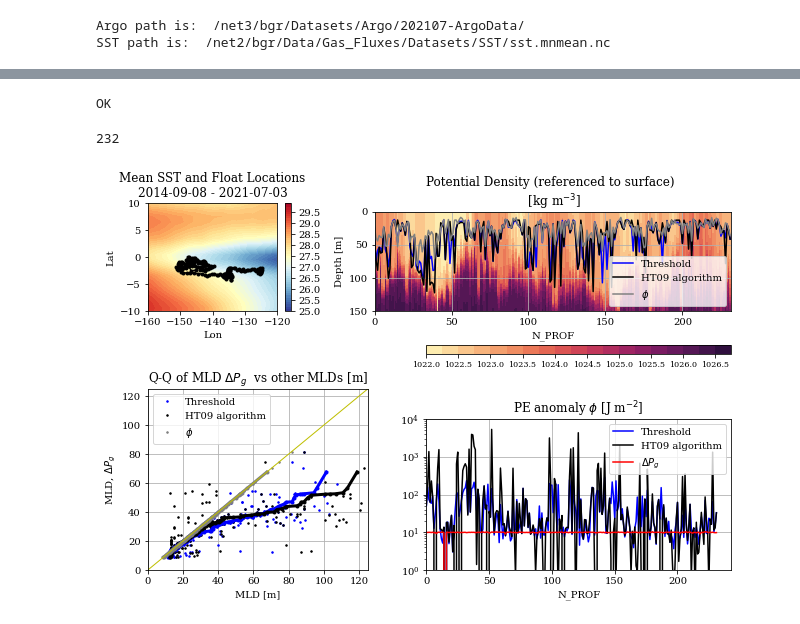
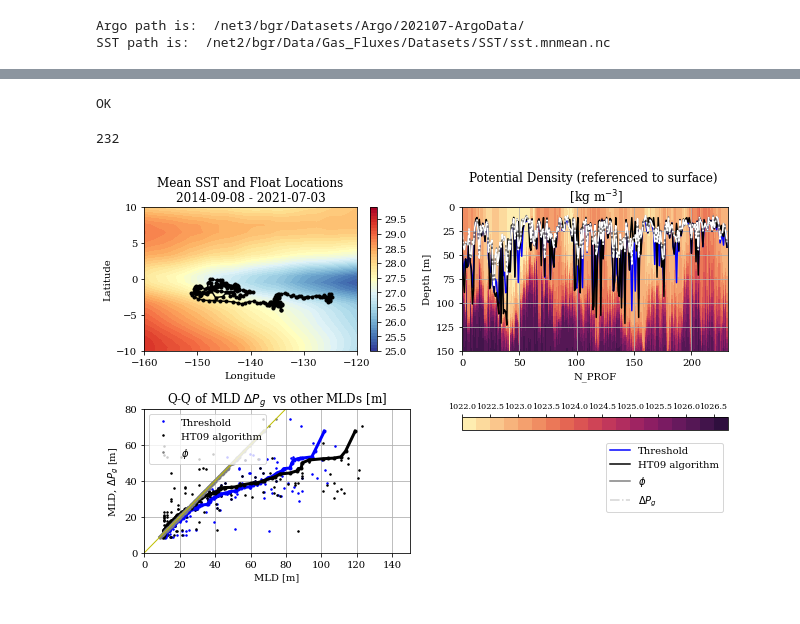
Before and after one commit to breichl/PE_MLD_Figures, a Jupyter notebook: Figures/Fig_7-8_ArgoSample_Sens.ipynb, the cells around one changed output, grey strips where cells are left out. Cells and saved outputs as stored; diff of their text form; code cells hidden in the pictures.

Commit message:
Making Figures 5-10 a little nicer with clearner labels.

```diff
--- a/Figures/Fig_7-8_ArgoSample_Sens.ipynb
+++ b/Figures/Fig_7-8_ArgoSample_Sens.ipynb
@@ -410,6 +410,5 @@ OK
 # %%
 PATH = Argo_Path+'/dac/aoml/5904545/'
-
 
 PROFFILE = glob(PATH+'/*_prof.nc')
 
@@ -484,6 +483,7 @@ with xr.open_dataset(PROFFILE[0]) as hndl:
                         dRho0dz_c = (Rho0_i[...,:-1]-Rho0_i[...,1:])/dZ
 
                         #Get density for layer from mean CT and Psal and central pressure
+                        Rho = gsw.density.rho(PSal,CT_c,P_c)
                         Rho = gsw.density.rho(PSal_c,CT_c,P_c)
                         #Compute Z_i referenced to a z=0 surface using layer mean density
                         # and assuming hydrostatic pressure
@@ -509,7 +509,7 @@ if Timing:
 
 # Compute a series of MLDs using the threshold method:
 if Timing: time_0=time.time()
-MLD_003,MLD_003i = oceanmixedlayers.threshold(-Z_c_2d[GOOD,:].T,
+MLD_003,MLD_003i = oceanmixedlayers.threshold(P_c_2d[GOOD,:].T,
                                               Rho0_c_2d[GOOD,:].T,
                                               delta=0.03,
                                               ref=10
@@ -517,20 +517,20 @@ MLD_003,MLD_003i = oceanmixedlayers.threshold(-Z_c_2d[GOOD,:].T,
 
 # Compute a series of MLDs using the gradient method:
 if Timing: time_1=time.time()
-MLD_gradient,MLD_gradienti = oceanmixedlayers.gradient(-Z_c_2d[GOOD,:].T,
+MLD_gradient,MLD_gradienti = oceanmixedlayers.gradient(P_c_2d[GOOD,:].T,
                                                        -Rho0_c_2d[GOOD,:].T,
                                                        critical_gradient=0.0005
                                                       )
 
 # Compute a series of MLDs using the linearfit method
 if Timing: time_2=time.time()
-MLD_linfit,MLD_linfiti = oceanmixedlayers.linearfit(-Z_c_2d[GOOD,:].T,
+MLD_linfit,MLD_linfiti = oceanmixedlayers.linearfit(P_c_2d[GOOD,:].T,
                                                     -Rho0_c_2d[GOOD,:].T,
                                                     error_tolerance=1.e-10)
 
 # Compute a series of MLDs using the Holte and Talley algorithm method
 if Timing: time_3=time.time()
-OUT = oceanmixedlayers.holtetalley(-Z_c_2d[GOOD,:].T,
+OUT = oceanmixedlayers.holtetalley(P_c_2d[GOOD,:].T,
                                  PSal_c_2d[GOOD,:].T,
                                  CT_c_2d[GOOD,:].T,
                                  Rho0_c_2d[GOOD,:].T)
@@ -639,30 +639,24 @@ TI0=str(hndl.JULD[GOOD][0].values)[:10]
 TIf=str(hndl.JULD[GOOD][-1].values)[:10]
 
 
-f_=plt.figure(figsize=(9,6))
-ax_=[f_.add_axes([0.07,0.07,0.34,0.42]),
-     f_.add_axes([0.07,0.67,0.25,0.25]),
-     f_.add_axes([0.5,0.07,0.47,0.35]),
-     f_.add_axes([0.42,0.67,0.55,0.23]),
-    ]
+f_,ax_=plt.subplots(2,2,figsize=(9,6))
 
 
-hhh = xr.open_dataset(SST_Path).sel(time=slice(TI0,TIf)).mean(dim='time')
+hhh = xr.open_dataset('/net2/bgr/Data/Gas_Fluxes/Datasets/SST/sst.mnmean.nc').sel(time=slice(TI0,TIf)).mean(dim='time')
 lon = hhh.lon.values
 lon[lon>180]-=360
 xi = np.argsort(lon)
-ax=ax_[1]
+ax=ax_.ravel()[0]
 CB=ax.contourf(lon[xi],hhh.lat,hhh.sst[:,xi],np.arange(25,30,0.1),cmap='RdYlBu_r')
 ax.plot(hndl.LONGITUDE,hndl.LATITUDE,'k.-')
 ax.set_xlim(-160,-120)
 ax.set_ylim(-10,10)
+ax.set_xlabel('Longitude')
+ax.set_ylabel('Latitude')
 ax.set_title('Mean SST and Float Locations\n'+TI0+' - '+TIf)
 plt.colorbar(CB,ax=ax)
-ax.set_ylabel('Lat')
-ax.set_xlabel('Lon')
 
-
-ax=ax_[3]
+ax=ax_.ravel()[1]
 ZZ = np.copy(-Z_c_2d[GOOD,:].T)
 ZZ[np.isnan(ZZ)]=2000
 cmap = copy.copy(cmocean.cm.matter)
@@ -675,11 +669,11 @@ CB=ax.pcolormesh(np.broadcast_to(range(sum(GOOD)),np.shape(ZZ)),
 ax.plot(MLD_003,'b-',label='Threshold')
 ax.plot(MLD_ht,'k-',label='HT09 algorithm')
 ax.plot(MLD_pe,'-',color='gray',label=r'$\phi$')
-#ax.plot(MLD_delta,'-',color='w',label=r'$\Delta P_g$')
+ax.plot(MLD_delta,'-.',color='w',label=r'$\Delta P_g$')
 ax.grid(True)
 ax.set_title('MLD [m]')
 ax.set_xlabel('N_PROF')
-ax.legend()
+
 ax.set_xlim(0,)
 ax.set_ylim(150,0)
 
@@ -687,29 +681,29 @@ ax.set_title('Potential Density (referenced to surface) \n [kg m$^{-3}$] ')
 ax.set_xlabel('N_PROF')
 ax.set_ylabel('Depth [m]')
 
-#ax.plot(np.NaN,'b-',label='Threshold')
-#ax.plot(np.NaN,'k-',label='HT09 algorithm')
-#ax.plot(np.NaN,'-',color='gray',label=r'$\phi$')
-#ax.plot(np.NaN,'-.',color='lightgray',label=r'$\Delta P_g$')
-#ax.legend()
-#ax.axis("off")
-ax=f_.add_axes([0.5,0.57,0.47,0.02])
-cb=plt.colorbar(CB,cax=ax,orientation='horizontal')
+ax=ax_.ravel()[3]
+ax.plot(np.NaN,'b-',label='Threshold')
+ax.plot(np.NaN,'k-',label='HT09 algorithm')
+ax.plot(np.NaN,'-',color='gray',label=r'$\phi$')
+ax.plot(np.NaN,'-.',color='lightgray',label=r'$\Delta P_g$')
+ax.legend()
+ax.axis("off")
+cb=plt.colorbar(CB,ax=ax,orientation='horizontal',location='top')
 cb.ax.tick_params(labelsize=8)
 
-ax=ax_[0]
+ax=ax_.ravel()[2]
 ax.plot(MLD_003,MLD_delta,'b.',label='Threshold',markersize=3)
 ax.plot(MLD_ht,MLD_delta,'k.',label='HT09 algorithm',markersize=3)
 ax.plot(MLD_pe,MLD_delta,'.',color='gray',label='$\phi$',markersize=3)
-ax.set_xlim(0,700)
-ax.set_ylim(0,400)
+ax.set_xlim(0,150)
+ax.set_ylim(0,80)
 ax.grid(True)
 ax.set_title('MLD $\Delta P_g$  vs other MLDs [m]')
-ax.set_ylabel('MLD, $\Delta P_g$')
+ax.set_ylabel('MLD, $\Delta P_g$ [m]')
 ax.set_xlabel('MLD [m]')
 ax.legend(loc=2)
 
-ax=ax_[0]
+ax=ax_.ravel()[2]
 VDel=[];V003=[];VHT=[];VPhi=[]
 for ii in range(100):
     VDel.append(np.nanpercentile(MLD_delta,ii))
@@ -719,54 +713,42 @@ for ii in range(100):
 ax.plot(V003,VDel,'b.-',label='0.03',linewidth=3)
 ax.plot(VHT,VDel,'k.-',label='HT',linewidth=3)
 ax.plot(VPhi,VDel,'.-',color='gray',label='$\phi$',linewidth=3)
-ax.set_xlim(0,125)
-ax.set_ylim(0,125)
+ax.set_xlim(0,150)
+ax.set_ylim(0,80)
 ax.plot([0,1000],[0,1000],'-',color='y',linewidth=1)
 ax.grid(True)
 ax.set_title('Q-Q of MLD $\Delta P_g$  vs other MLDs [m]')
-ax.set_ylabel('MLD, $\Delta P_g$')
+ax.set_ylabel('MLD, $\Delta P_g$ [m]')
 ax.set_xlabel('MLD [m]')
 
-ax=ax_[2]
-ax.semilogy(e_MLD_003,'b-',label='Threshold')
-ax.plot(e_MLD_ht,'k-',label='HT09 algorithm')
-ax.plot(e_MLD_delta,'-',color='r',label=r'$\Delta P_g$')
-ax.grid(True)
-ax.set_title('PE anomaly $\phi$ [J m$^{-2}$]')
-ax.set_xlabel('N_PROF')
-ax.legend()
-ax.set_xlim(0,)
-ax.set_ylim(1,10000)
-
-
-
-#f_.tight_layout()
-f_.savefig('Figures/Figure8_Argo_Comparing_Methods_LowLat.png')
+f_.tight_layout()
+f_.savefig(Figure_Save_Path+'/Figure8_Argo_Comparing_Methods_LowLat.png',dpi=300)
 
 if Timing:
     plt.figure(figsize=(8,4))
     plt.plot(1,time_1-time_0,'gs')
     plt.plot(2,time_4-time_3,'ks')
     plt.plot(3,time_5-time_4,'rs')
     plt.plot(4,time_6-time_5,'ms')
     plt.plot(5,time_7-time_6,'s',color='maroon')
     plt.plot(6,time_8-time_7,'s',color='maroon')
     plt.xlim(0,)
     plt.ylim(0,)
     plt.grid(True)
-plt.xticks([1,2,3,4,5,6],['MLD_Thr003 \n{:6.5f}'.format(time_1-time_0),
-                          'MLD_HT09 \n{:6.5f}'.format(time_4-time_3),
+plt.xticks([1,2,3,4,5,6],['MLD_003 \n{:6.5f}'.format(time_1-time_0),
+                          'MLD_HT \n{:6.5f}'.format(time_4-time_3),
                           'PE anom w/ grad \n{:6.5f}'.format(time_5-time_4),
                           'PE anom \n{:6.5f}'.format(time_6-time_5),
                           'delta PE \n{:6.5f}'.format(time_7-time_6),
                           'PE anom Newton \n{:6.5f}'.format(time_8-time_7),],
            rotation=45)
 plt.title('runtime of various MLD methods')
 
 print(np.sum(GOOD))
 
+
 pass;
 # %% [output]
 OK
 232
-[figure, old version]
+[figure, new version]
```
Also changed, not shown: parts of 2 cells of this notebook, 2 other files.
